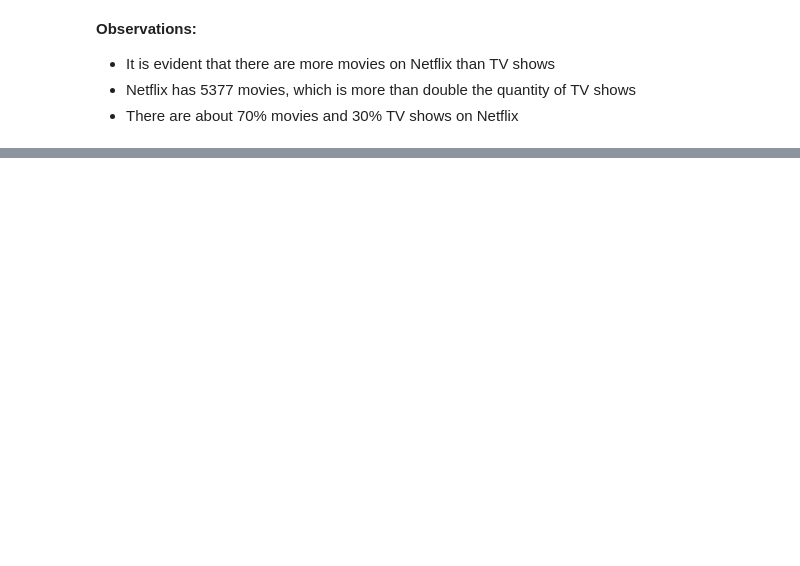
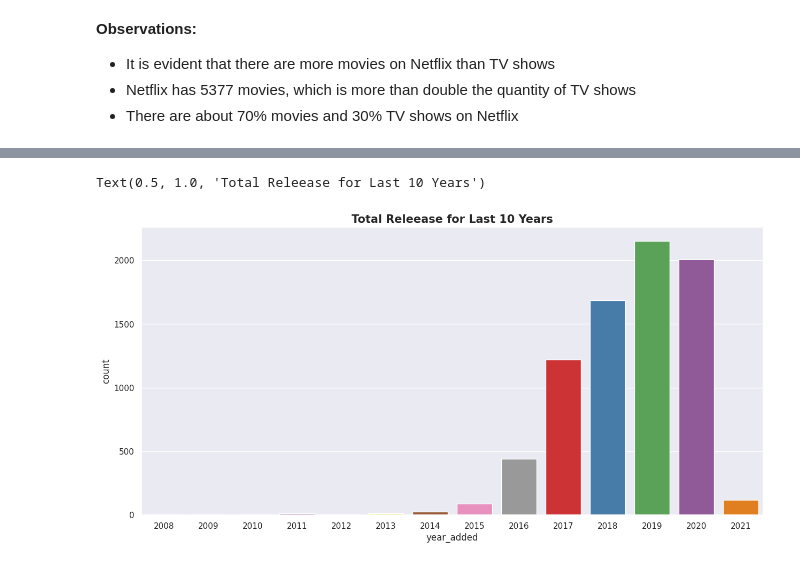
Before and after one commit to ambika1us/NETFLIX-MOVIES-AND-TV-SHOWS-CLUSTERING, a Jupyter notebook: Capstone_Project_Unsupervised_Learning.ipynb, the cells around one changed output, grey strips where cells are left out. Cells and saved outputs as stored; diff of their text form; code cells hidden in the pictures; blank space fills up the shorter version.

```diff
--- a/Capstone_Project_Unsupervised_Learning.ipynb
+++ b/Capstone_Project_Unsupervised_Learning.ipynb
@@ -180,6 +180,11 @@ duration        0
 listed_in       0
 description     0
 dtype: int64
+# %%
+#Add new Features
+nfx['date_added']=pd.to_datetime(nfx['date_added'])
+nfx['year_added']=nfx['date_added'].dt.year
+nfx['month_added']=nfx['date_added'].dt.month
 # %% [markdown]
 <h5><b>Exploratory Data Analysis</b></h5>
 # %% [markdown]
@@ -211,3 +216,11 @@ fig.update_traces(textposition='inside',textinfo='percent+label',marker=dict(lin
 fig.show()
 # %% [output]
 [interactive output not drawn]
+# %%
+#Total release for last 10 years
+sns.set(rc={'figure.figsize':(15,7)})
+sns.countplot(x='year_added',data=nfx,palette="Set1")
+plt.title('Total Releease for Last 10 Years', size='15',fontweight="bold")
+# %% [output]
+Text(0.5, 1.0, 'Total Releease for Last 10 Years')
+[figure, added]
```
Also changed, not shown: parts of 1 cell of this notebook.
